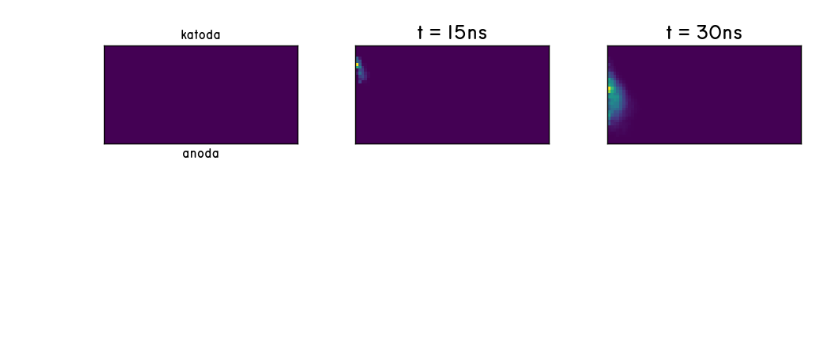
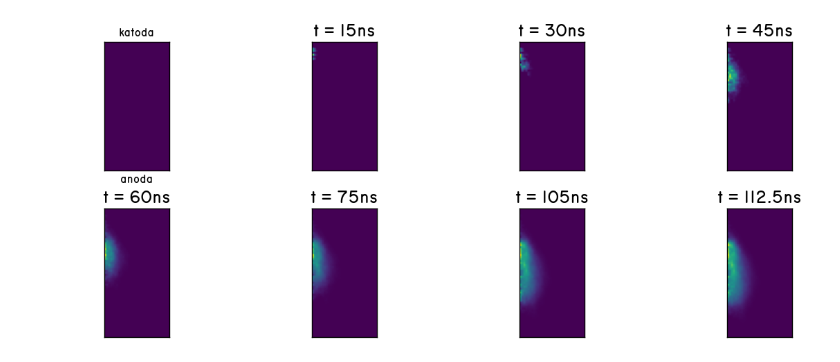
Before and after one commit to bchaber/iskra, a Jupyter notebook: problem/13_seed.ipynb, the cells around one changed output. Cells and saved outputs as stored; diff of their text form; code cells hidden in the pictures; blank space fills up the shorter version.

```diff
--- a/problem/13_seed.ipynb
+++ b/problem/13_seed.ipynb
@@ -112,16 +151,16 @@ subplots_adjust(top=1.0, right=2.0, wspace=0.3, hspace=0.5)
 # %%
 subplot(2,4,1); imshow(nAr[1,:,:]); xticks([]); yticks([]);
 title("katoda", fontsize=12); xlabel("anoda", fontsize=12)
 subplot(2,4,2); imshow(nAr[200,:,:]); title("t = 15ns"); xticks([]); yticks([]);
 subplot(2,4,3); imshow(nAr[400,:,:]); title("t = 30ns"); xticks([]); yticks([]);
-#subplot(2,4,4); imshow(nAr[600,:,:]); title("t = 45ns"); xticks([]); yticks([]);
-#subplot(2,4,5); imshow(nAr[800,:,:]); title("t = 60ns"); xticks([]); yticks([]);
-#subplot(2,4,6); imshow(nAr[900,:,:]); title("t = 75ns"); xticks([]); yticks([]);
-#subplot(2,4,7); imshow(nAr[1000,:,:]); title("t = 105ns"); xticks([]); yticks([]);
-#subplot(2,4,8); imshow(nAr[1024,:,:]); title("t = 112.5ns"); xticks([]); yticks([]);
-subplots_adjust(top=1.0, right=2.0, wspace=0.3, hspace=0.0)
+subplot(2,4,4); imshow(nAr[600,:,:]); title("t = 45ns"); xticks([]); yticks([]);
+subplot(2,4,5); imshow(nAr[800,:,:]); title("t = 60ns"); xticks([]); yticks([]);
+subplot(2,4,6); imshow(nAr[900,:,:]); title("t = 75ns"); xticks([]); yticks([]);
+subplot(2,4,7); imshow(nAr[1000,:,:]); title("t = 105ns"); xticks([]); yticks([]);
+subplot(2,4,8); imshow(nAr[1024,:,:]); title("t = 112.5ns"); xticks([]); yticks([]);
+subplots_adjust(top=1.0, right=2.0, wspace=0.0, hspace=0.3)
 # %% [output]
-[figure, old version]
+[figure, new version]
 # %%
 subplot(1,2,1); imshow(log10.(ne[500,:,:]));
 subplot(1,2,2); imshow(log10.(nAr[500,:,:]));
```
Also changed, not shown: parts of 9 cells of this notebook, 1 other file.
